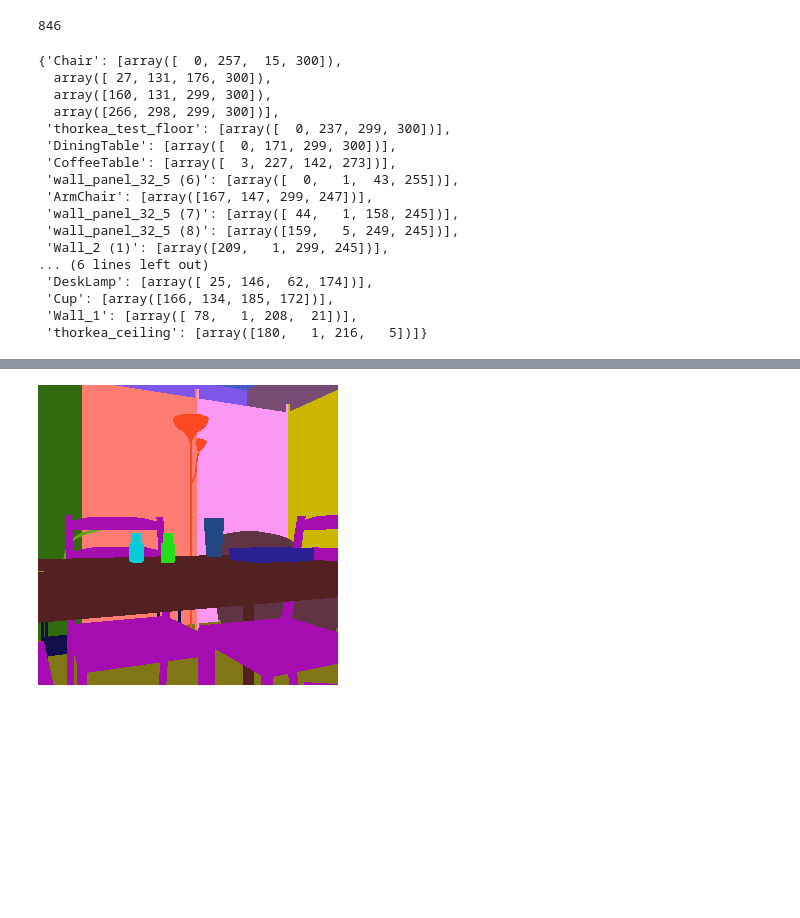
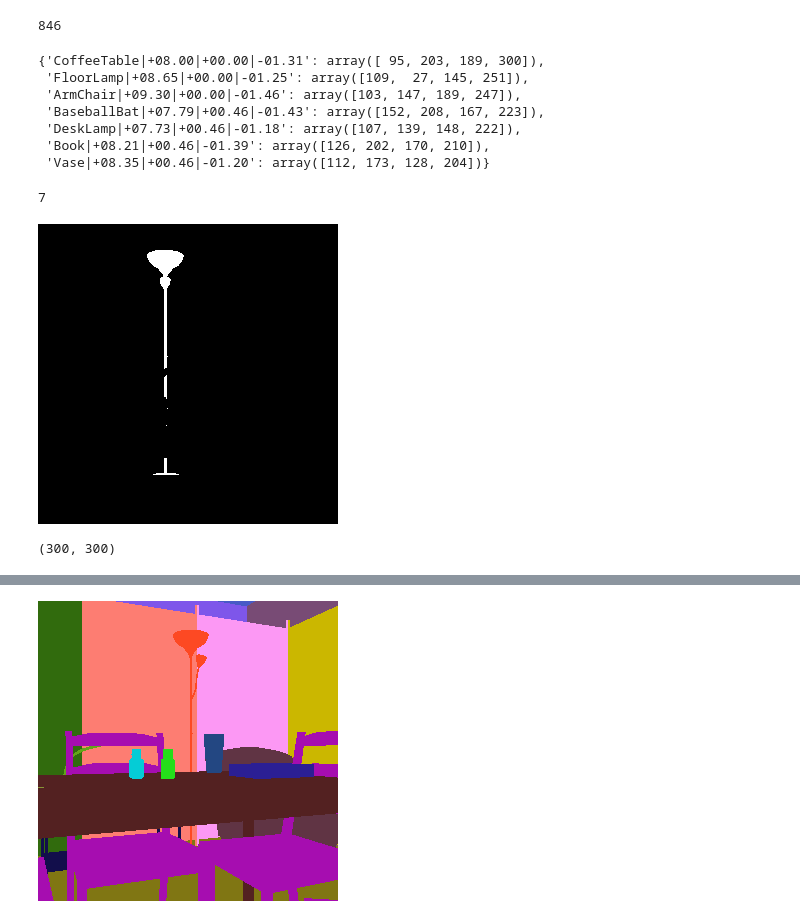
Before and after one commit to drschwenk/transfer, a Jupyter notebook: nn_dataset.ipynb, the cells around one changed output, grey strips where cells are left out. Cells and saved outputs as stored; diff of their text form; code cells hidden in the pictures; blank space fills up the shorter version.

```diff
--- a/nn_dataset.ipynb
+++ b/nn_dataset.ipynb
@@ -289,22 +289,12 @@ with open('val_2_2_real_concord_ds.json', 'w') as f:
 
 # show_side_by_side(real_img, sim_img)
 # %%
-debug_simp.class_detections2D
+debug_simp.instance_detections2D
 # %% [output]
-{'Chair': [array([  0, 257,  15, 300]),
-  array([ 27, 131, 176, 300]),
-  array([160, 131, 299, 300]),
-  array([266, 298, 299, 300])],
- 'thorkea_test_floor': [array([  0, 237, 299, 300])],
- 'DiningTable': [array([  0, 171, 299, 300])],
- 'CoffeeTable': [array([  3, 227, 142, 273])],
- 'wall_panel_32_5 (6)': [array([  0,   1,  43, 255])],
- 'ArmChair': [array([167, 147, 299, 247])],
- 'wall_panel_32_5 (7)': [array([ 44,   1, 158, 245])],
- 'wall_panel_32_5 (8)': [array([159,   5, 249, 245])],
- 'Wall_2 (1)': [array([209,   1, 299, 245])],
-... (6 lines left out)
- 'DeskLamp': [array([ 25, 146,  62, 174])],
- 'Cup': [array([166, 134, 185, 172])],
- 'Wall_1': [array([ 78,   1, 208,  21])],
- 'thorkea_ceiling': [array([180,   1, 216,   5])]}
+{'CoffeeTable|+08.00|+00.00|-01.31': array([ 95, 203, 189, 300]),
+ 'FloorLamp|+08.65|+00.00|-01.25': array([109,  27, 145, 251]),
+ 'ArmChair|+09.30|+00.00|-01.46': array([103, 147, 189, 247]),
+ 'BaseballBat|+07.79|+00.46|-01.43': array([152, 208, 167, 223]),
+ 'DeskLamp|+07.73|+00.46|-01.18': array([107, 139, 148, 222]),
+ 'Book|+08.21|+00.46|-01.39': array([126, 202, 170, 210]),
+ 'Vase|+08.35|+00.46|-01.20': array([112, 173, 128, 204])}
@@ -310,0 +306,8 @@ debug_simp.class_detections2D
+# %%
+get_objects_vis(debug_simp)
+# %% [output]
+7
+# %%
+Image.fromarray(class_masks)
+# %% [output]
+[figure, added]
@@ -310,0 +316,4 @@ debug_simp.class_detections2D
+# %%
+debug_simp.class_masks['DeskLamp'].shape
+# %% [output]
+(300, 300)
```
Also changed, not shown: parts of 3 cells of this notebook, 1 other file.
